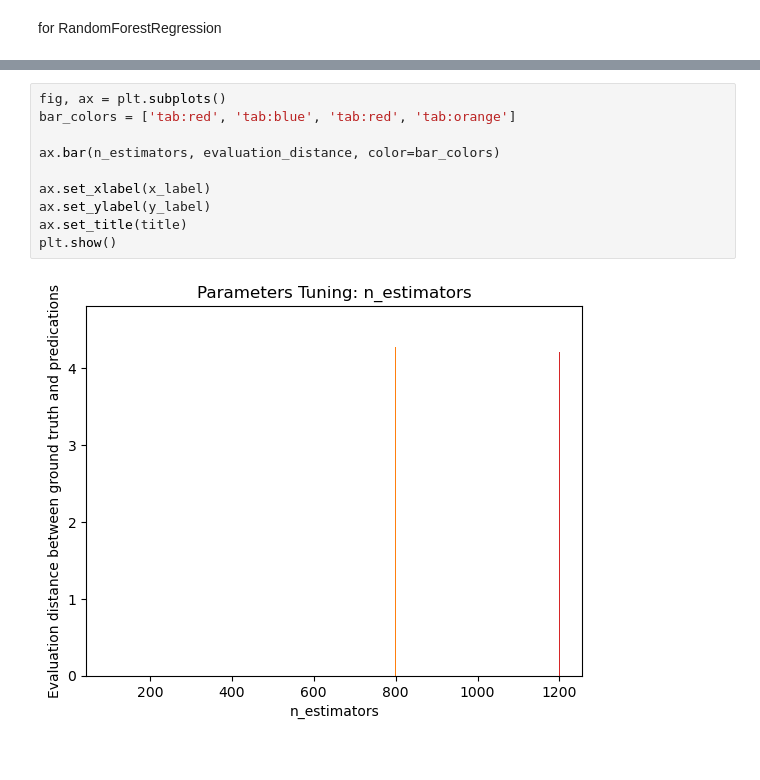
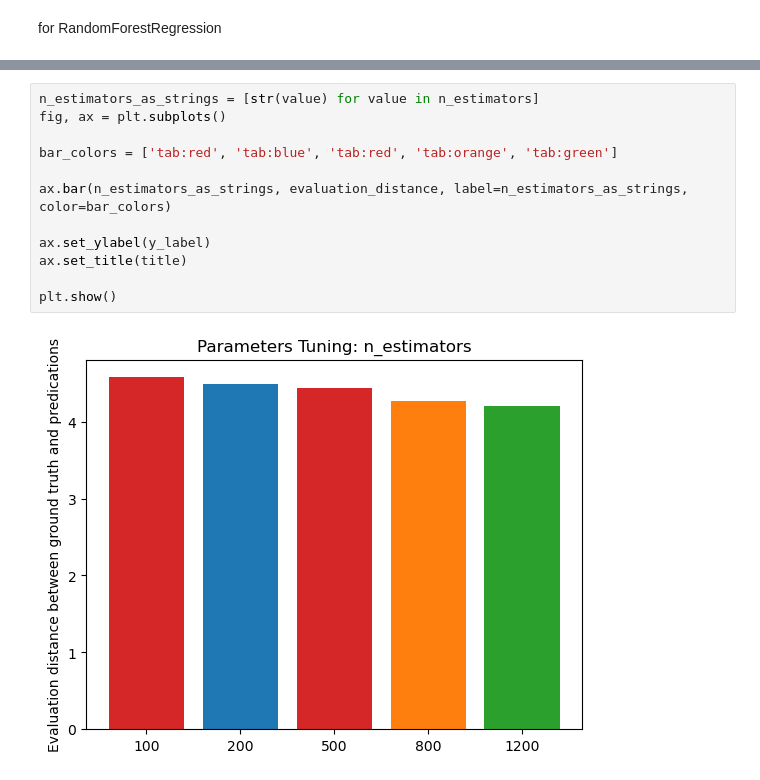
Before and after one commit to dsmasterproject/DSL-23-24Project, a Jupyter notebook: report_plot/plot.ipynb, the cells around one changed output, grey strips where cells are left out. Saved outputs shown, nothing was run; the diff lists cells and outputs as text.

```diff
--- a/report_plot/plot.ipynb
+++ b/report_plot/plot.ipynb
@@ -21,12 +36,14 @@ plt.show()
 # %%
+n_estimators_as_strings = [str(value) for value in n_estimators]
 fig, ax = plt.subplots()
-bar_colors = ['tab:red', 'tab:blue', 'tab:red', 'tab:orange']
 
-ax.bar(n_estimators, evaluation_distance, color=bar_colors)
+bar_colors = ['tab:red', 'tab:blue', 'tab:red', 'tab:orange', 'tab:green']
 
-ax.set_xlabel(x_label)
+ax.bar(n_estimators_as_strings, evaluation_distance, label=n_estimators_as_strings, color=bar_colors)
+
 ax.set_ylabel(y_label)
 ax.set_title(title)
+
 plt.show()
 # %% [output]
-[figure, old version]
+[figure, new version]
```
Also changed, not shown: parts of 3 cells of this notebook.
